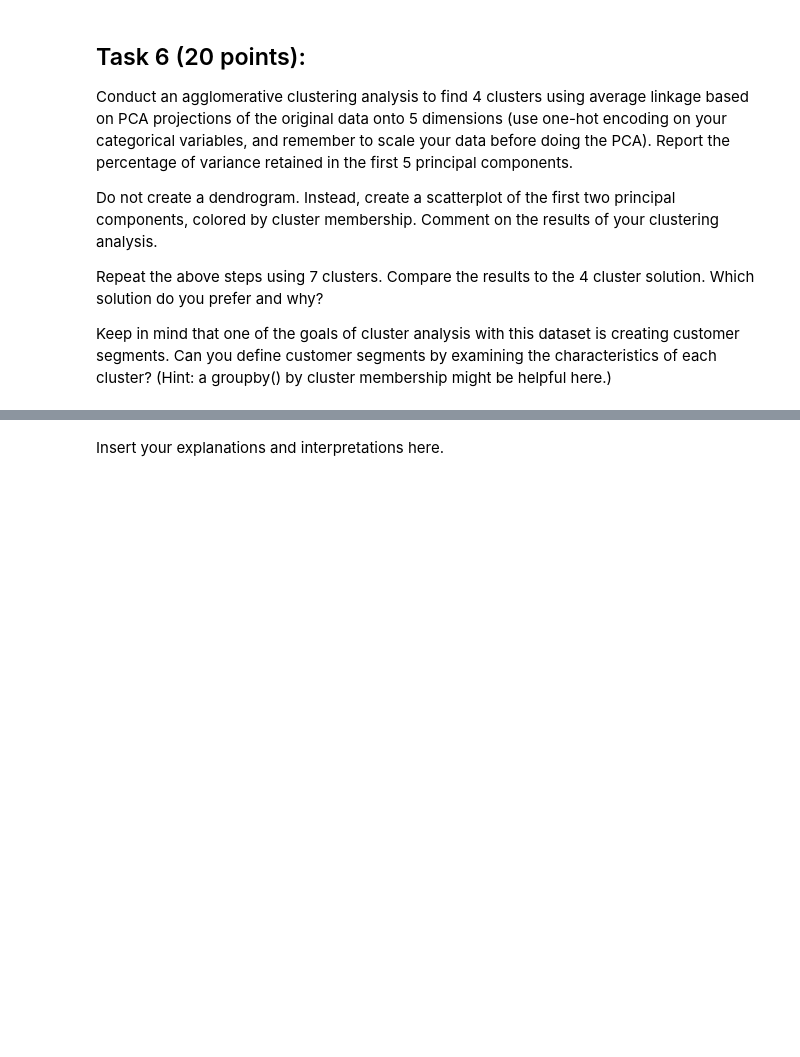
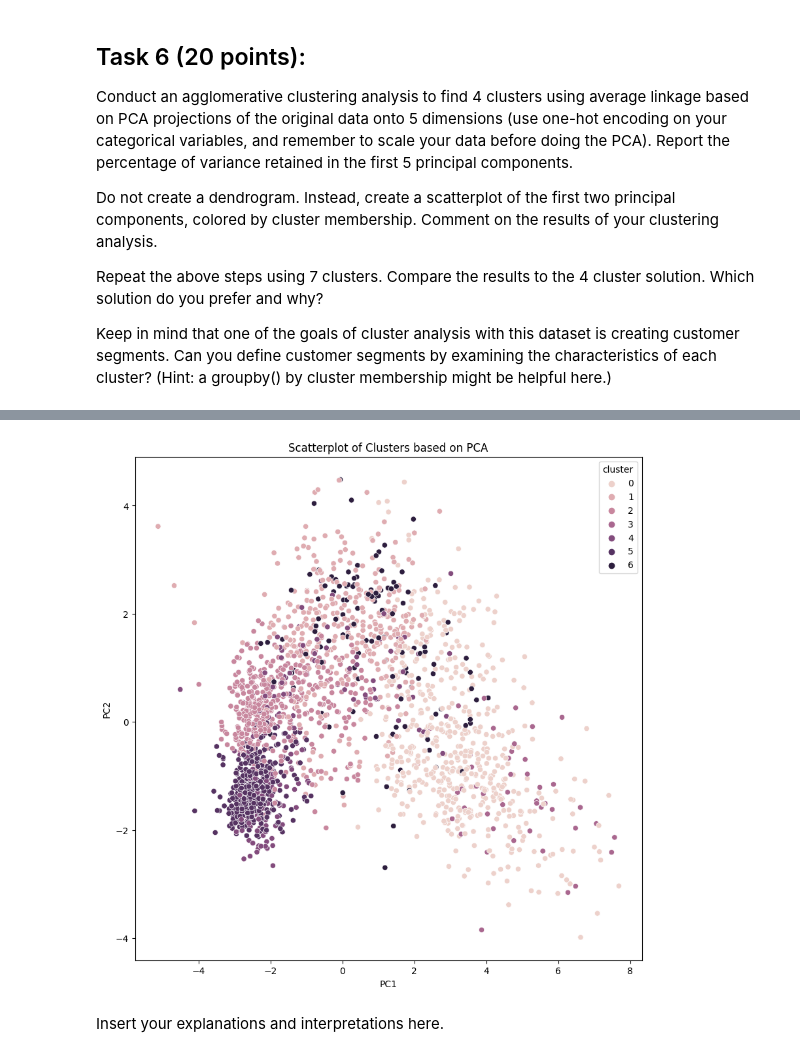
Before and after one commit to Mattcalcaterra/si618classwork, a Jupyter notebook: homework/SI_618_Homework_06.ipynb, the cells around one changed output, grey strips where cells are left out. Drawn from its saved outputs; the diff is of its cells as text; code cells hidden in the pictures; blank space fills up the shorter version.

```diff
--- a/homework/SI_618_Homework_06.ipynb
+++ b/homework/SI_618_Homework_06.ipynb
@@ -277,0 +517,4 @@ Keep in mind that one of the goals of cluster analysis with this dataset is crea
+# %%
+# Fits 7 cluster model and predicts based on our dataset
+y_pred2 = pipe3.fit_predict(X)
+y_pred2
@@ -278,3 +546,16 @@ Keep in mind that one of the goals of cluster analysis with this dataset is crea
+# %%
+# Dataframe with the first two principal components from PCA and  cluster labels
+princ_comp_df = pd.DataFrame(
+    {"PC1": pca_data[:, 0], "PC2": pca_data[:, 1], "cluster": y_pred2}
+)
+
+# Graph
+plt.figure(figsize=(10, 10))
+sns.scatterplot(data=princ_comp_df, x="PC1", y="PC2", hue="cluster")
+plt.title("Scatterplot of Clusters based on PCA")
+plt.show()
+# %% [output]
+[figure, added]
 # %% [markdown]
 Insert your explanations and interpretations here.
 # %% [markdown]
```
Also changed, not shown: parts of 34 cells of this notebook.
